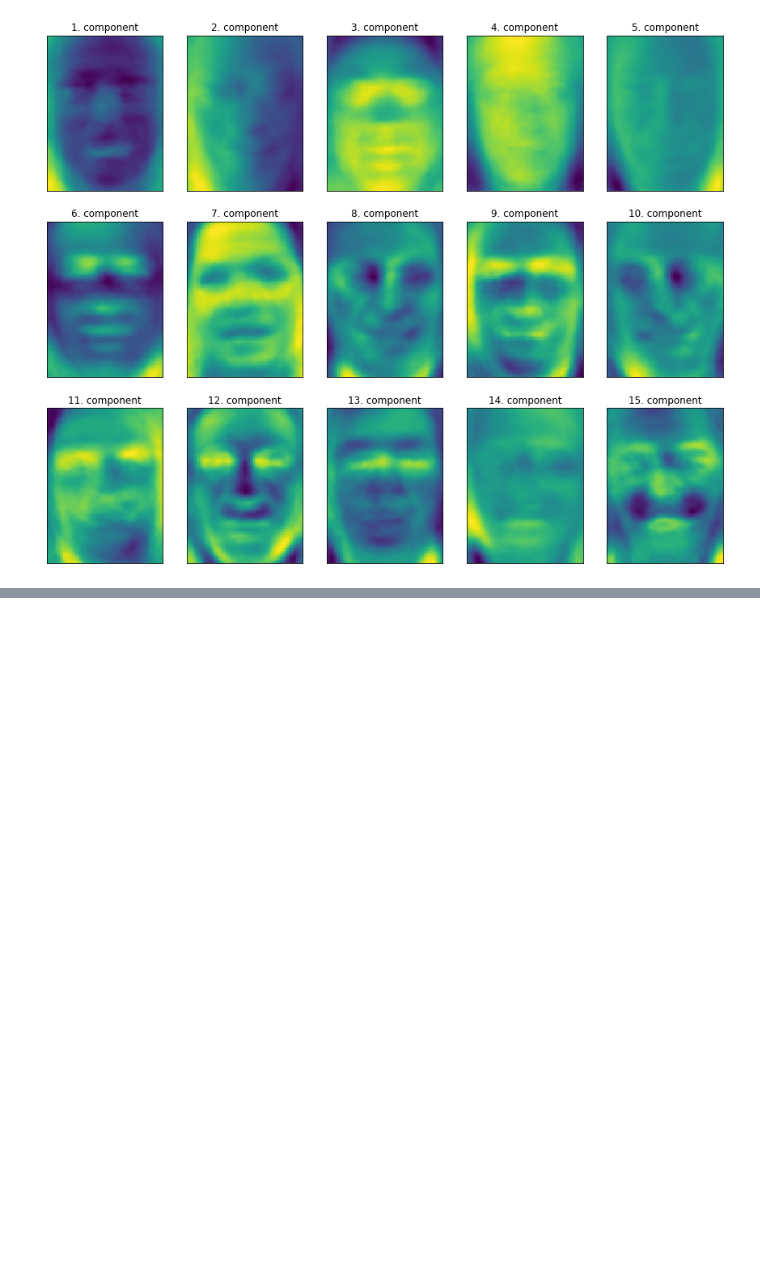
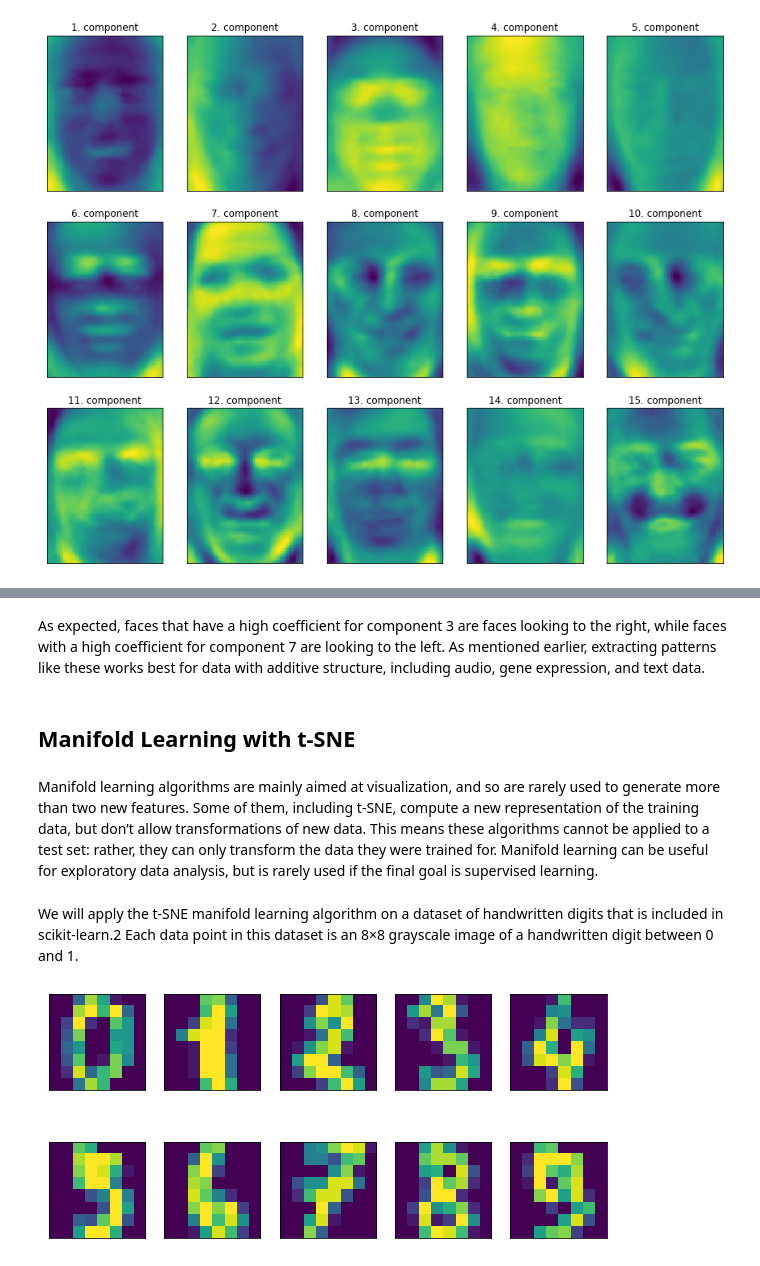
Before and after one commit to barto-ber/Machine-Learning-Projects, a Jupyter notebook: b_people.ipynb, the cells around one changed output, grey strips where cells are left out. Drawn from its saved outputs; the diff is of its cells as text; code cells hidden in the pictures; blank space fills up the shorter version.

```diff
--- a/b_people.ipynb
+++ b/b_people.ipynb
@@ -153,0 +209,29 @@ for i, (component, ax) in enumerate(zip(pca.components_, axes.ravel())):
+# %% [markdown]
+As expected, faces that have a high coefficient for component 3 are faces looking to
+the right, while faces with a high coefficient for component 7 are looking
+to the left. As mentioned earlier, extracting patterns like these works
+best for data with additive structure, including audio, gene expression, and text data.
+# %% [markdown]
+## Manifold Learning with t-SNE
+# %% [markdown]
+Manifold learning algorithms are mainly aimed at visualization, and so are rarely
+used to generate more than two new features. Some of them, including t-SNE, compute
+a new representation of the training data, but don’t allow transformations of new
+data. This means these algorithms cannot be applied to a test set: rather, they can only
+transform the data they were trained for. Manifold learning can be useful for exploratory
+data analysis, but is rarely used if the final goal is supervised learning.
+# %% [markdown]
+We will apply the t-SNE manifold learning algorithm on a dataset of handwritten digits
+that is included in scikit-learn.2 Each data point in this dataset is an 8×8 grayscale
+image of a handwritten digit between 0 and 1.
+# %%
+from sklearn.datasets import load_digits
+
+digits = load_digits()
+fig, axes = plt.subplots(2, 5, figsize=(10, 5),
+                            subplot_kw={'xticks':(), 'yticks': ()})
+
+for ax, img in zip(axes.ravel(), digits.images):
+    ax.imshow(img)
+# %% [output]
+[figure, added]
```
Also changed, not shown: parts of 19 cells of this notebook.
